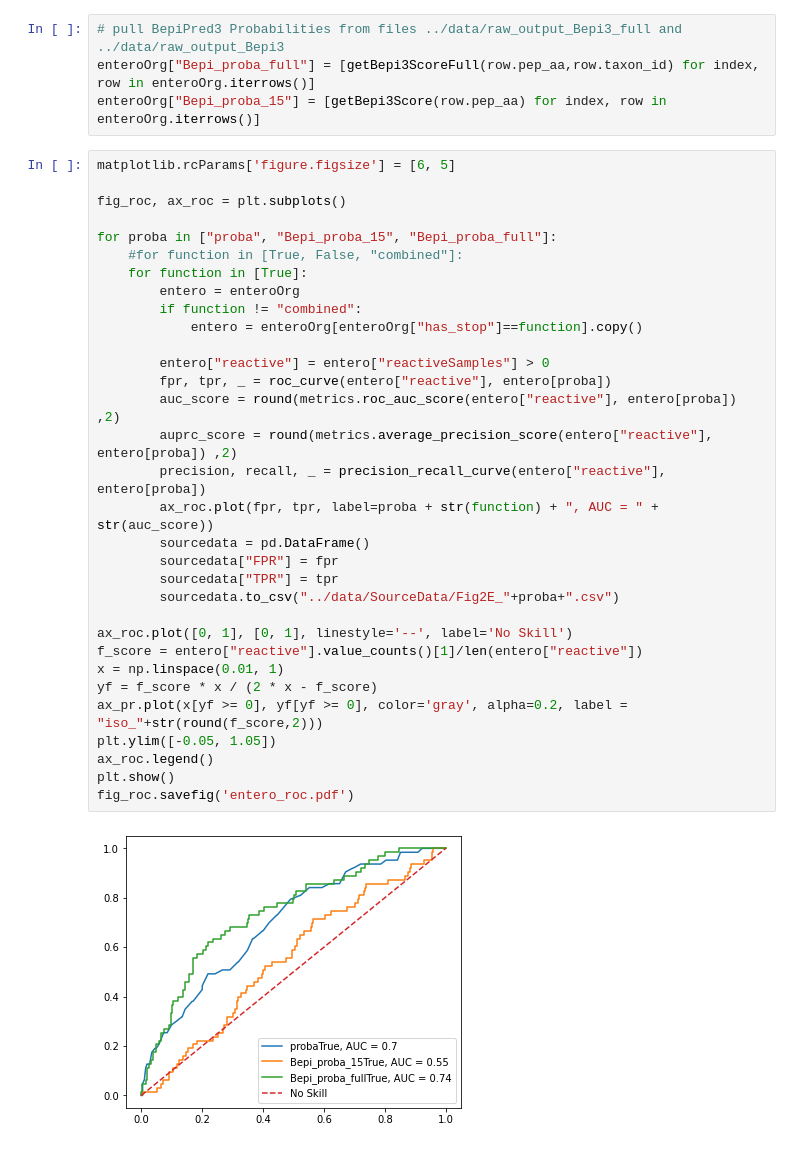
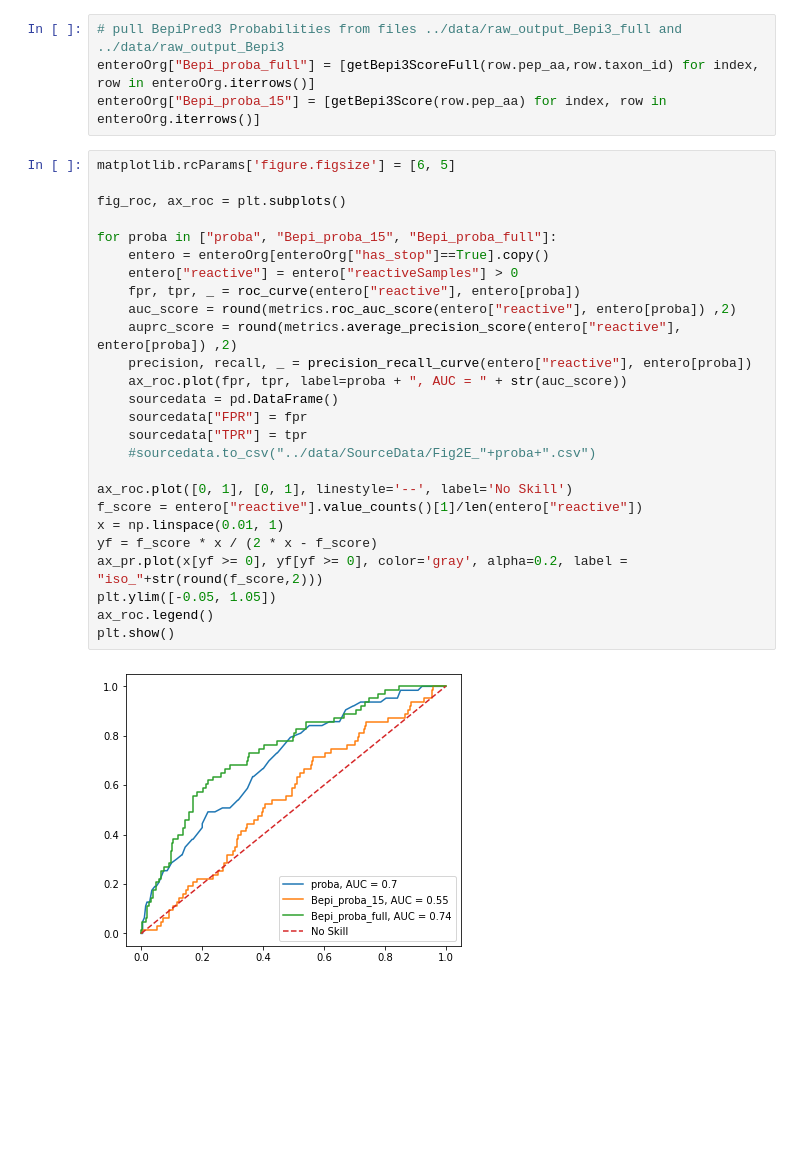
Before and after one commit to kepsi/Dolphyn, a Jupyter notebook: Manuscript Analyses/EnteroScan_python.ipynb, the cells around one changed output. Cells and saved outputs as stored; diff of their text form; blank space fills up the shorter version.

Commit message:
Acceptance ready data

```diff
--- a/Manuscript Analyses/EnteroScan_python.ipynb
+++ b/Manuscript Analyses/EnteroScan_python.ipynb
@@ -72,34 +71,28 @@ enteroOrg["Bepi_proba_15"] = [getBepi3Score(row.pep_aa) for index, row in entero
 # %%
 matplotlib.rcParams['figure.figsize'] = [6, 5]
 
 fig_roc, ax_roc = plt.subplots()
 
 for proba in ["proba", "Bepi_proba_15", "Bepi_proba_full"]:
-    #for function in [True, False, "combined"]:
-    for function in [True]:
-        entero = enteroOrg
-        if function != "combined":
-            entero = enteroOrg[enteroOrg["has_stop"]==function].copy()
-
-        entero["reactive"] = entero["reactiveSamples"] > 0
-        fpr, tpr, _ = roc_curve(entero["reactive"], entero[proba])
-        auc_score = round(metrics.roc_auc_score(entero["reactive"], entero[proba]) ,2)
-        auprc_score = round(metrics.average_precision_score(entero["reactive"], entero[proba]) ,2)
-        precision, recall, _ = precision_recall_curve(entero["reactive"], entero[proba])
-        ax_roc.plot(fpr, tpr, label=proba + str(function) + ", AUC = " + str(auc_score))
-        sourcedata = pd.DataFrame()
-        sourcedata["FPR"] = fpr
-        sourcedata["TPR"] = tpr
-        sourcedata.to_csv("../data/SourceData/Fig2E_"+proba+".csv")
+    entero = enteroOrg[enteroOrg["has_stop"]==True].copy()
+    entero["reactive"] = entero["reactiveSamples"] > 0
+    fpr, tpr, _ = roc_curve(entero["reactive"], entero[proba])
+    auc_score = round(metrics.roc_auc_score(entero["reactive"], entero[proba]) ,2)
+    auprc_score = round(metrics.average_precision_score(entero["reactive"], entero[proba]) ,2)
+    precision, recall, _ = precision_recall_curve(entero["reactive"], entero[proba])
+    ax_roc.plot(fpr, tpr, label=proba + ", AUC = " + str(auc_score))
+    sourcedata = pd.DataFrame()
+    sourcedata["FPR"] = fpr
+    sourcedata["TPR"] = tpr
+    #sourcedata.to_csv("../data/SourceData/Fig2E_"+proba+".csv")
 
 ax_roc.plot([0, 1], [0, 1], linestyle='--', label='No Skill')
 f_score = entero["reactive"].value_counts()[1]/len(entero["reactive"])
 x = np.linspace(0.01, 1)
 yf = f_score * x / (2 * x - f_score)
 ax_pr.plot(x[yf >= 0], yf[yf >= 0], color='gray', alpha=0.2, label = "iso_"+str(round(f_score,2)))
 plt.ylim([-0.05, 1.05])
 ax_roc.legend()
 plt.show()
-fig_roc.savefig('entero_roc.pdf')
 # %% [output]
-[figure, old version]
+[figure, new version]
```
Also changed, not shown: parts of 4 cells of this notebook, 8 other files.
